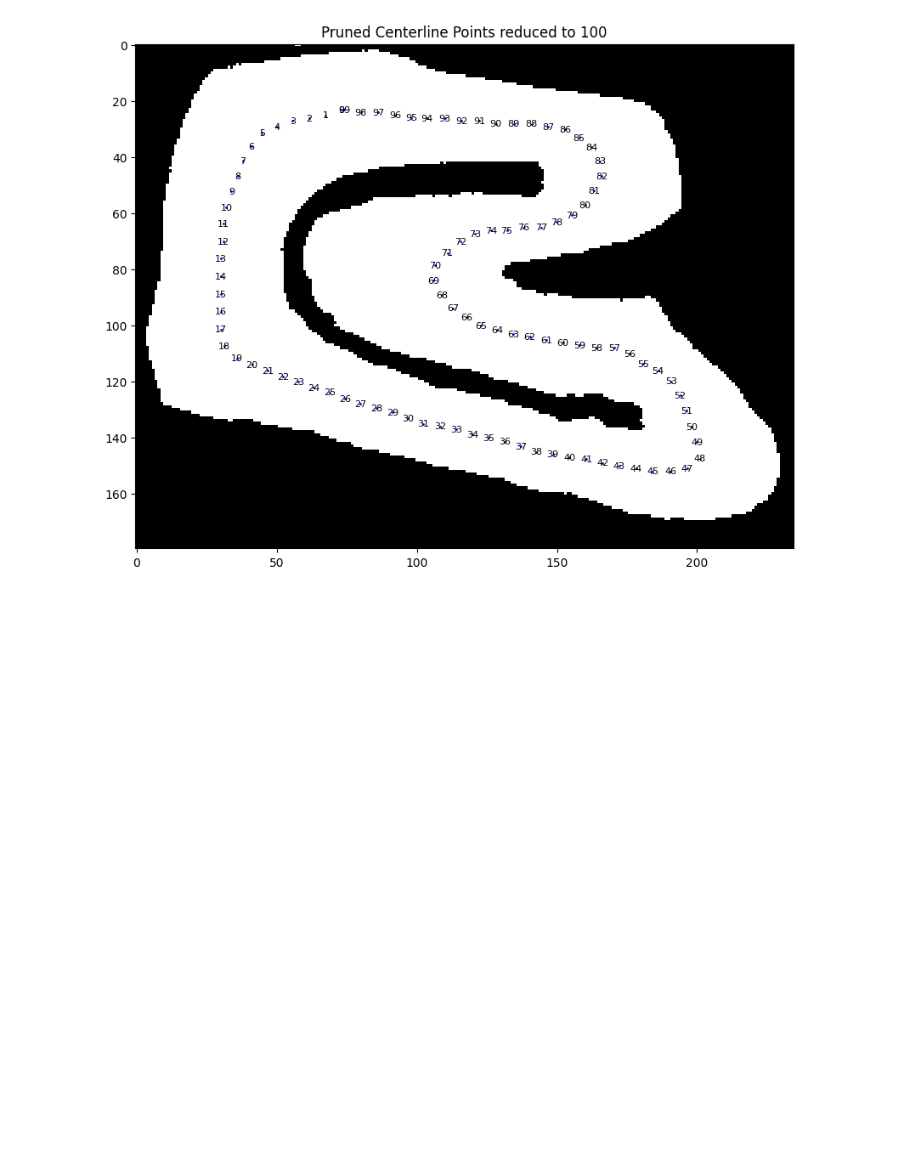
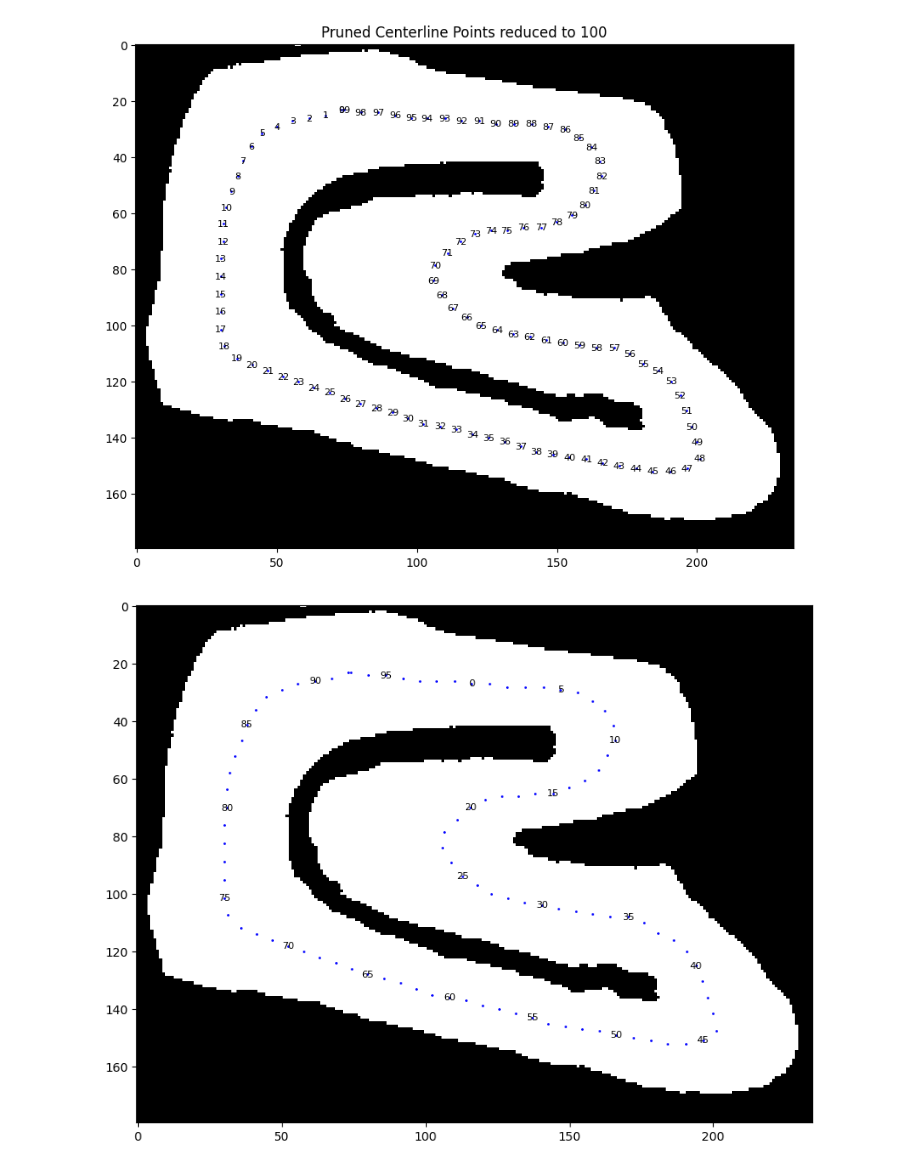
Before and after one commit to anjrew/race-lines-optimization, a Jupyter notebook: notebooks/track_coordinates.ipynb, the cells around one changed output. Cells and saved outputs as stored; diff of their text form; code cells hidden in the pictures; blank space fills up the shorter version.

```diff
--- a/notebooks/track_coordinates.ipynb
+++ b/notebooks/track_coordinates.ipynb
@@ -1127,8 +1127,8 @@ def extract_center_line_points(skeleton: np.ndarray) -> np.ndarray:
     print(f"Extracted {len(points)} points from contour")
     return points
 # %%
-pruned_centerline_points = extract_center_line_points(pruned_centerline)
-pruned_centerline_points
+pruned_center_line_coords = extract_center_line_points(pruned_centerline)
+pruned_center_line_coords
 # %% [output]
 Extracted 560 points from contour
 array([[73., 23.],
@@ -1142,8 +1142,8 @@ array([[73., 23.],
 # Show the pruned centerline points
 plt.figure(figsize=(10, 8))
 plt.imshow(binary, cmap='gray')
-plt.scatter(pruned_centerline_points[:, 0], pruned_centerline_points[:, 1], c='blue', s=1)  # Blue dots for pruned centerline
-for i, (x, y) in enumerate(pruned_centerline_points):
+plt.scatter(pruned_center_line_coords[:, 0], pruned_center_line_coords[:, 1], c='blue', s=1)  # Blue dots for pruned centerline
+for i, (x, y) in enumerate(pruned_center_line_coords):
     if i % 10 == 0:
         plt.text(x, y, str(i), fontsize=8, color='black', ha='center', va='center')
 plt.title('Pruned Centerline Points')
@@ -1151,7 +1151,7 @@ plt.title('Pruned Centerline Points')
 Text(0.5, 1.0, 'Pruned Centerline Points')
 [figure]
 # %%
-center_line_coords = sample_waypoints(pruned_centerline_points, 100)
+center_line_coords = sample_waypoints(pruned_center_line_coords, 100)
 # %%
 # Check result
 plt.figure(figsize=(10, 8))
@@ -1168,4 +1168,15 @@ Text(0.5, 1.0, 'Pruned Centerline Points reduced to 100')
 # %%
 # Rotate the centerline points to align with the start line
 closest_center_start_line_index = find_closest_waypoint(start_line_coords, center_line_coords)
-center_line_coords = reorder_waypoints_cyclic(center_line_coords, int(closest_center_start_line_index))
+center_line_coords = reorder_waypoints_cyclic(center_line_coords, int(closest_center_start_line_index),reverse_direction=True)
+# %%
+# Check result
+plt.figure(figsize=(10, 8))
+plt.imshow(binary, cmap='gray')
+plt.scatter(center_line_coords[:, 0], center_line_coords[:, 1], c='blue', s=1)  # Blue dots for pruned centerline
+# Show the waypoint points index
+for i, (x, y) in enumerate(center_line_coords):
+    if i % 5 == 0:  # Show every 10th point
+        plt.text(x, y, str(i), fontsize=8, color='black', ha='center', va='center')
+# %% [output]
+[figure, added]
```
Also changed, not shown: parts of 5 cells of this notebook.
